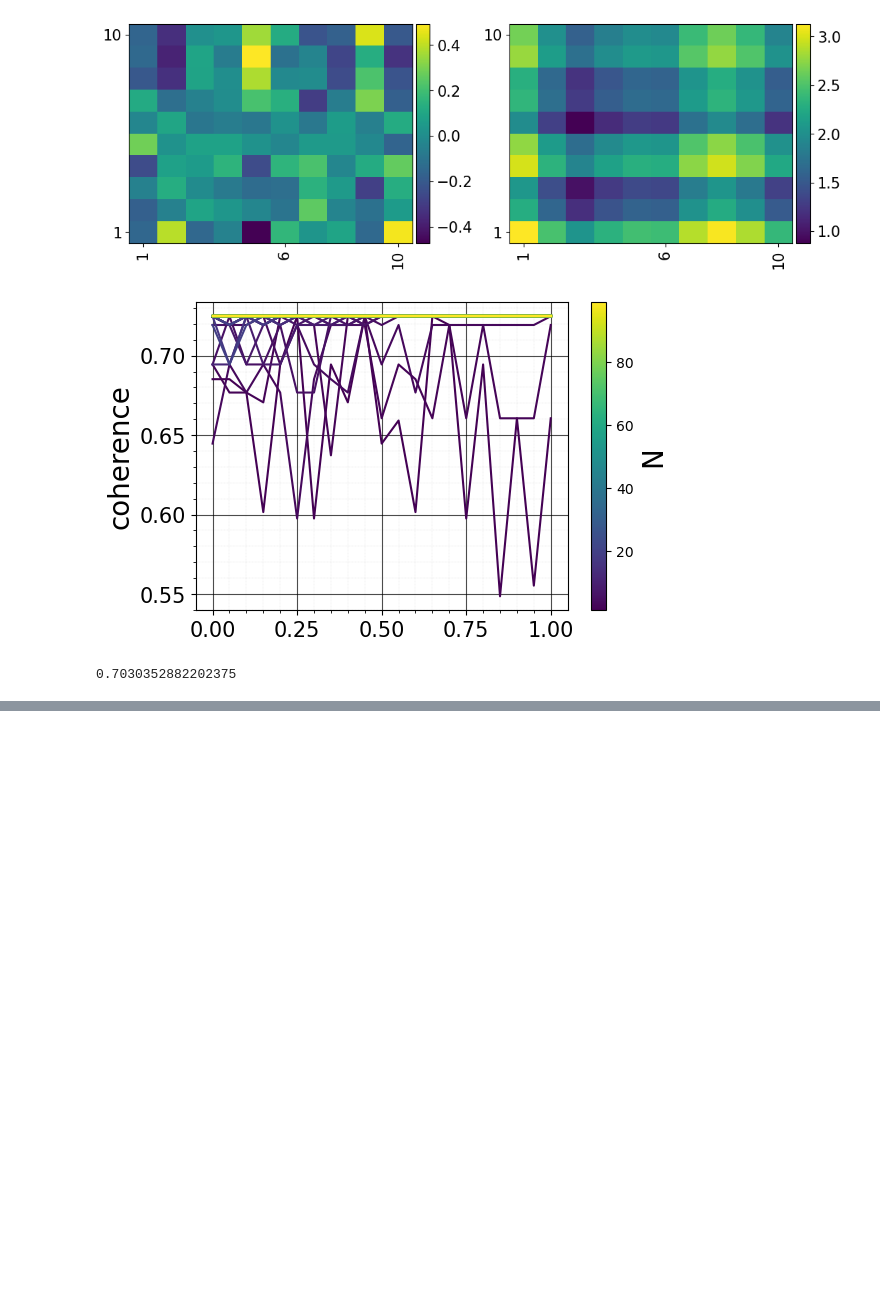
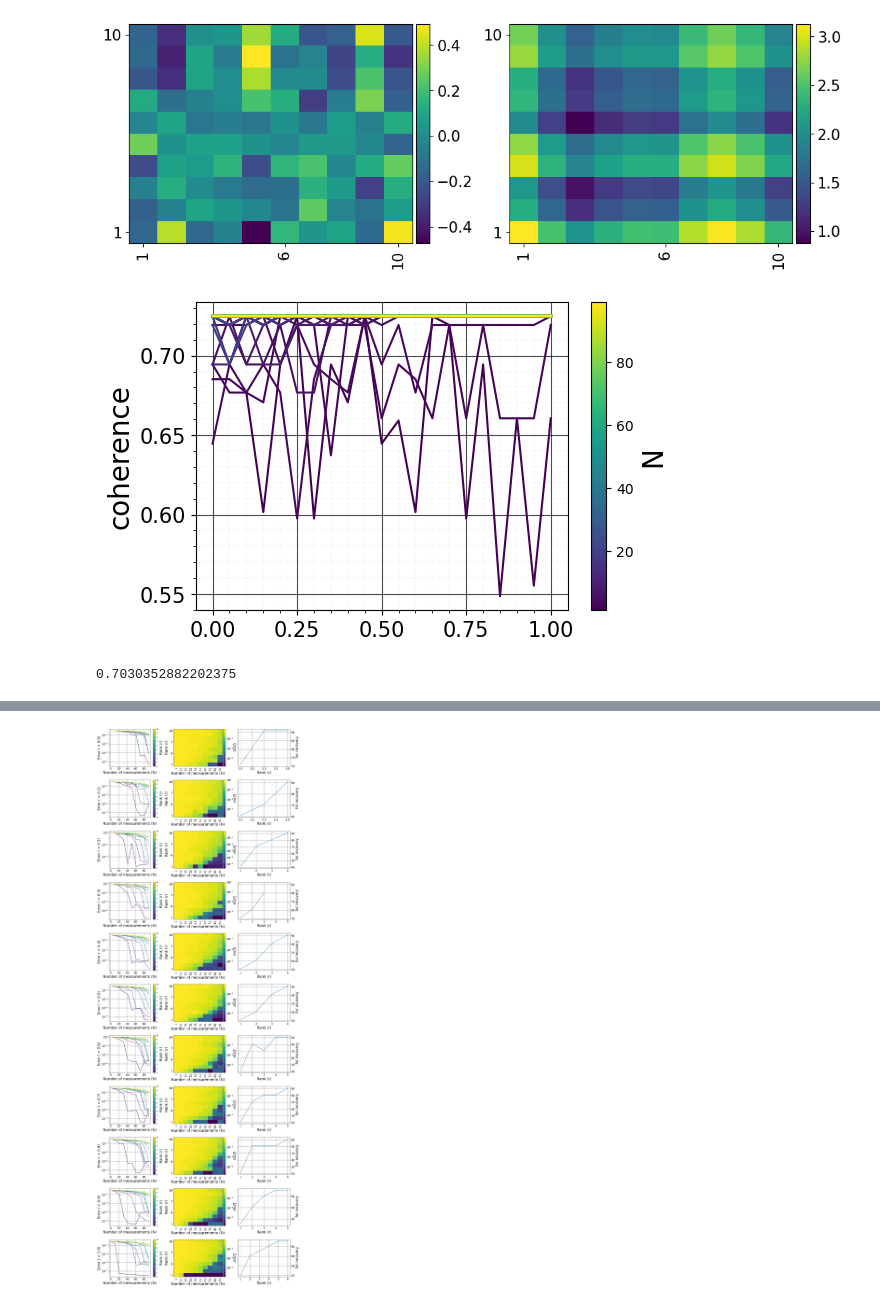
Before and after one commit to ptalom/in-context-learning, a Jupyter notebook: matrix_factorization.ipynb, the cells around one changed output, grey strips where cells are left out. Drawn from its saved outputs; the diff is of its cells as text; code cells hidden in the pictures; blank space fills up the shorter version.

```diff
--- a/matrix_factorization.ipynb
+++ b/matrix_factorization.ipynb
@@ -237,0 +247,66 @@ tau = 0.1, 2/11
+# %%
+from matplotlib.colors import LogNorm
+
+rows, cols = len(all_tau), 3
+figsize=FIGSIZE
+figsize=(cols*figsize[0], rows*figsize[1])
+fig = plt.figure(figsize=figsize)
+
+for iii, tau in enumerate(all_tau):
+    ax = fig.add_subplot(rows, cols, 1+3*iii)
+    _, ax, _ = get_twin_axis(ax=ax, no_twin=True)
+    color_indices = np.linspace(0, 1, len(all_s))
+    colors = plt.cm.viridis(color_indices)
+    for i, s in enumerate(all_s):
+        ax.plot(all_N, errors[tau][i], label=f'r={s}', color=colors[i])
+    ax.set_xlabel('Number of measurements (N)', fontsize=LABEL_FONTSIZE)
+    ax.set_ylabel(f'Error ( = {round(tau, 3)})', fontsize=LABEL_FONTSIZE)
+    ax.tick_params(axis='both', labelsize=TICK_LABEL_FONTSIZE)
+    ax.set_yscale('log')
+    #ax.grid()
+    #ax.legend()
+    # Create a color bar for the sparsity levels `s`
+    sm = plt.cm.ScalarMappable(cmap='viridis', norm=plt.Normalize(vmin=min(all_s), vmax=max(all_s)))
+    sm.set_array([])  # We only need the colormap here, no actual data
+    cbar = plt.colorbar(sm, ax=ax)
+    cbar.set_label('Rank (r)', fontsize=LABEL_FONTSIZE)
+
+    ax = fig.add_subplot(rows, cols, 2+3*iii)
+    img_data = np.array(errors[tau]) # (M, N) = (len(all_s), len(all_N))
+    img = custom_imshow(
+        img_data, ax=ax, fig=fig, add_text=False,
+        hide_ticks_and_labels=False, xticklabels=all_N, yticklabels=all_s,
+        filter_step_xticks=1, filter_step_yticks=3, log_x=False, log_y=False, base=10,
+        rotation_x=90, rotation_y=0,
+        x_label="Number of measurements (N)",  y_label="Rank (r)",
+        # Use LogNorm to apply a logarithmic scale
+        colormesh_kwarg={"shading":'auto', "cmap":'viridis', 'norm':LogNorm(vmin=img_data.min(), vmax=img_data.max())},
+        imshow_kwarg={},
+        colorbar=True, colorbar_label='Error',
+        label_fontsize=label_fontsize,
+        ticklabel_fontsize=ticklabel_fontsize,
+        show=False, fileName=None, dpf=None
+    )
+
+    ax = fig.add_subplot(rows, cols, 3+3*iii)
+    _, ax, _ = get_twin_axis(ax=ax, no_twin=True)
+    ax.plot(all_s, min_N_for_s[tau], label="true")
+    #ax.plot(all_s, [s * np.log(n) for s in all_s], label="predict")
+    ax.set_xlabel('Rank (r)', fontsize=LABEL_FONTSIZE)
+    ax.set_ylabel(' for recovery', fontsize=LABEL_FONTSIZE)
+    ax.yaxis.tick_right()  # Move y-axis ticks to the right
+    ax.yaxis.set_label_position("right")  # Move y-axis label to the right
+    ax.tick_params(axis='both', labelsize=TICK_LABEL_FONTSIZE)
+    #ax.legend()
+    #ax.grid()
+
+# Adjust layout and add padding
+fig.tight_layout(pad=2)  # Adjust padding between plots
+plt.subplots_adjust(right=0.85)  # Adjust right boundary of the plot to fit color bar
+
+#plt.savefig(f"{LOG_DIR}/{problem}_convex_programming_all"  + '.pdf', dpi=300, bbox_inches='tight', format='pdf')
+#plt.savefig(f"{LOG_DIR}/{problem}_convex_programming"  + '.pdf', dpi=300, bbox_inches='tight', format='pdf')
+
+plt.show()
+# %% [output]
+[figure, added]
```
Also changed, not shown: parts of 2 cells of this notebook.
